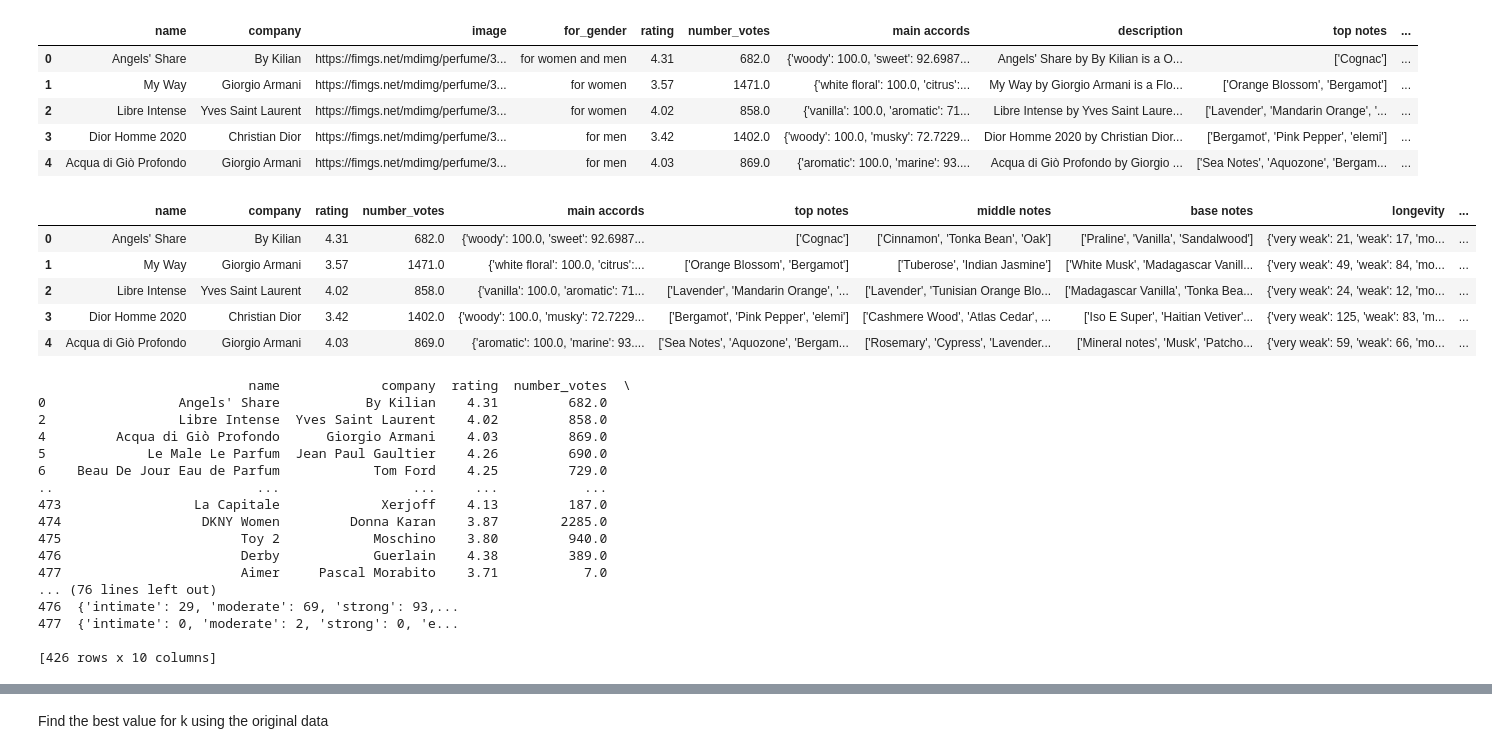
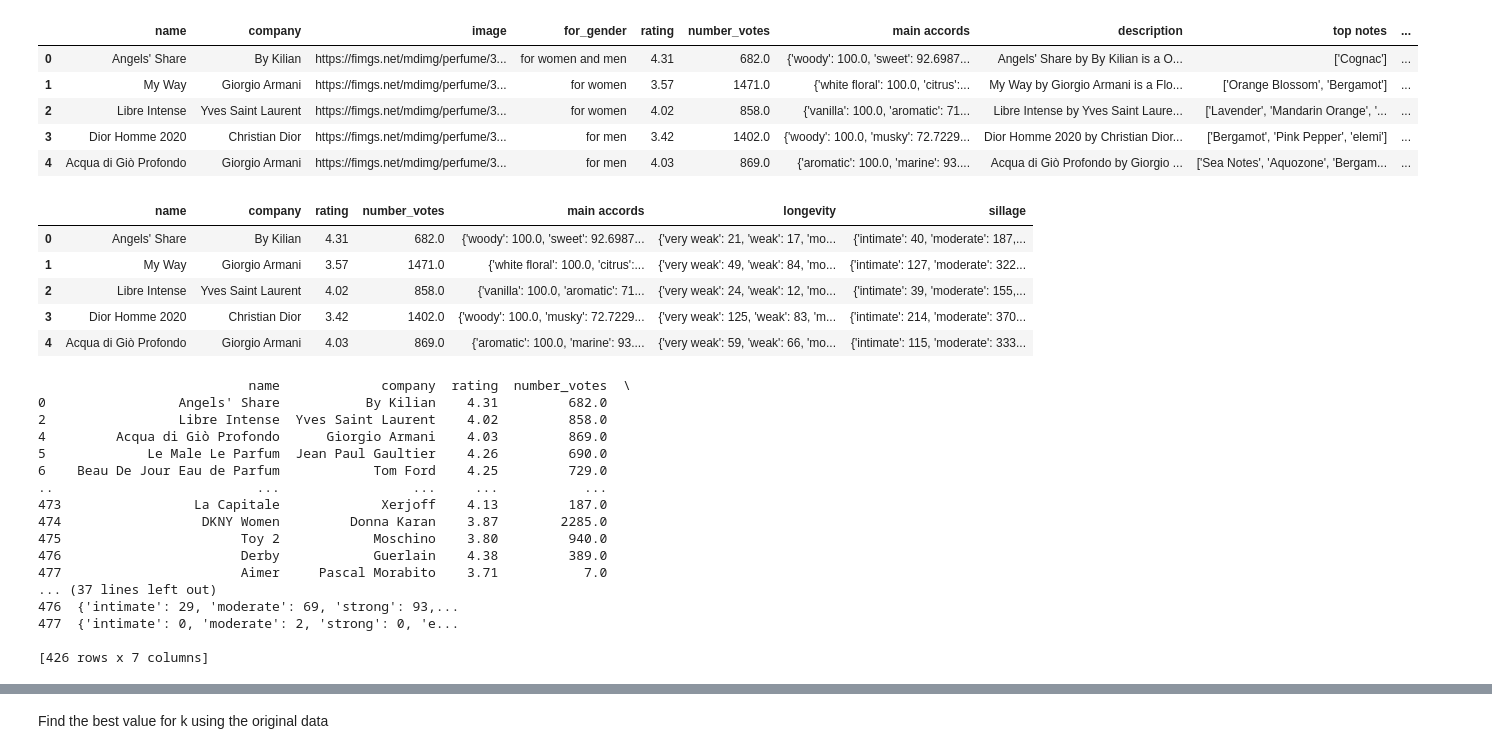
Before and after one commit to ThatCoryGirl/Project4-Perfume, a Jupyter notebook: MachineLearnTesting/Unsupervised_ML_Cluster_Model_Testing.ipynb, the cells around one changed output, grey strips where cells are left out. Cells and saved outputs as stored; diff of their text form; code cells hidden in the pictures.

```diff
--- a/MachineLearnTesting/Unsupervised_ML_Cluster_Model_Testing.ipynb
+++ b/MachineLearnTesting/Unsupervised_ML_Cluster_Model_Testing.ipynb
@@ -45,21 +45,21 @@ perfume_df.head()
 | 3 | Dior Homme 2020 | Christian Dior | https://fimgs.net/mdimg/perfume/3... | for men | 3.42 | 1402.0 | {'woody': 100.0, 'musky': 72.7229... | Dior Homme 2020 by Christian Dior... | ['Bergamot', 'Pink Pepper', 'elemi'] | ... |
 | 4 | Acqua di Giò Profondo | Giorgio Armani | https://fimgs.net/mdimg/perfume/3... | for men | 4.03 | 869.0 | {'aromatic': 100.0, 'marine': 93.... | Acqua di Giò Profondo by Giorgio ... | ['Sea Notes', 'Aquozone', 'Bergam... | ... |
 # %%
-# Remove unnecessary columns
-columns_to_remove = ['image', 'for_gender', 'description', 'gender_vote', 'price value']
+# Remove unnecessary columns (at this point we have decided to use the main accords in lieu of the top, middle, and base notes for accuracy)
+columns_to_remove = ['image', 'for_gender', 'description', 'gender_vote', 'price value', 'top notes', 'middle notes', 'base notes']
 
 # Remove the specified columns
 perfume_df = perfume_df.drop(columns=columns_to_remove)
 
 # Display the DataFrame after dropping the specified columns
 perfume_df.head()
 # %% [output]
-|  | name | company | rating | number_votes | main accords | top notes | middle notes | base notes | longevity | ... |
-| 0 | Angels' Share | By Kilian | 4.31 | 682.0 | {'woody': 100.0, 'sweet': 92.6987... | ['Cognac'] | ['Cinnamon', 'Tonka Bean', 'Oak'] | ['Praline', 'Vanilla', 'Sandalwood'] | {'very weak': 21, 'weak': 17, 'mo... | ... |
-| 1 | My Way | Giorgio Armani | 3.57 | 1471.0 | {'white floral': 100.0, 'citrus':... | ['Orange Blossom', 'Bergamot'] | ['Tuberose', 'Indian Jasmine'] | ['White Musk', 'Madagascar Vanill... | {'very weak': 49, 'weak': 84, 'mo... | ... |
-| 2 | Libre Intense | Yves Saint Laurent | 4.02 | 858.0 | {'vanilla': 100.0, 'aromatic': 71... | ['Lavender', 'Mandarin Orange', '... | ['Lavender', 'Tunisian Orange Blo... | ['Madagascar Vanilla', 'Tonka Bea... | {'very weak': 24, 'weak': 12, 'mo... | ... |
-| 3 | Dior Homme 2020 | Christian Dior | 3.42 | 1402.0 | {'woody': 100.0, 'musky': 72.7229... | ['Bergamot', 'Pink Pepper', 'elemi'] | ['Cashmere Wood', 'Atlas Cedar', ... | ['Iso E Super', 'Haitian Vetiver'... | {'very weak': 125, 'weak': 83, 'm... | ... |
-| 4 | Acqua di Giò Profondo | Giorgio Armani | 4.03 | 869.0 | {'aromatic': 100.0, 'marine': 93.... | ['Sea Notes', 'Aquozone', 'Bergam... | ['Rosemary', 'Cypress', 'Lavender... | ['Mineral notes', 'Musk', 'Patcho... | {'very weak': 59, 'weak': 66, 'mo... | ... |
+|  | name | company | rating | number_votes | main accords | longevity | sillage |
+| 0 | Angels' Share | By Kilian | 4.31 | 682.0 | {'woody': 100.0, 'sweet': 92.6987... | {'very weak': 21, 'weak': 17, 'mo... | {'intimate': 40, 'moderate': 187,... |
+| 1 | My Way | Giorgio Armani | 3.57 | 1471.0 | {'white floral': 100.0, 'citrus':... | {'very weak': 49, 'weak': 84, 'mo... | {'intimate': 127, 'moderate': 322... |
+| 2 | Libre Intense | Yves Saint Laurent | 4.02 | 858.0 | {'vanilla': 100.0, 'aromatic': 71... | {'very weak': 24, 'weak': 12, 'mo... | {'intimate': 39, 'moderate': 155,... |
+| 3 | Dior Homme 2020 | Christian Dior | 3.42 | 1402.0 | {'woody': 100.0, 'musky': 72.7229... | {'very weak': 125, 'weak': 83, 'm... | {'intimate': 214, 'moderate': 370... |
+| 4 | Acqua di Giò Profondo | Giorgio Armani | 4.03 | 869.0 | {'aromatic': 100.0, 'marine': 93.... | {'very weak': 59, 'weak': 66, 'mo... | {'intimate': 115, 'moderate': 333... |
 # %%
 # Define the threshold for removing rows based on rating
 rating_threshold = 3.59
@@ -82,8 +82,8 @@ print(perfume_df)
 475                       Toy 2            Moschino    3.80         940.0
 476                       Derby            Guerlain    4.38         389.0
 477                       Aimer     Pascal Morabito    3.71           7.0
-... (76 lines left out)
+... (37 lines left out)
 476  {'intimate': 29, 'moderate': 69, 'strong': 93,...
 477  {'intimate': 0, 'moderate': 2, 'strong': 0, 'e...
 
-[426 rows x 10 columns]
+[426 rows x 7 columns]
```
Also changed, not shown: parts of 7 cells of this notebook.
